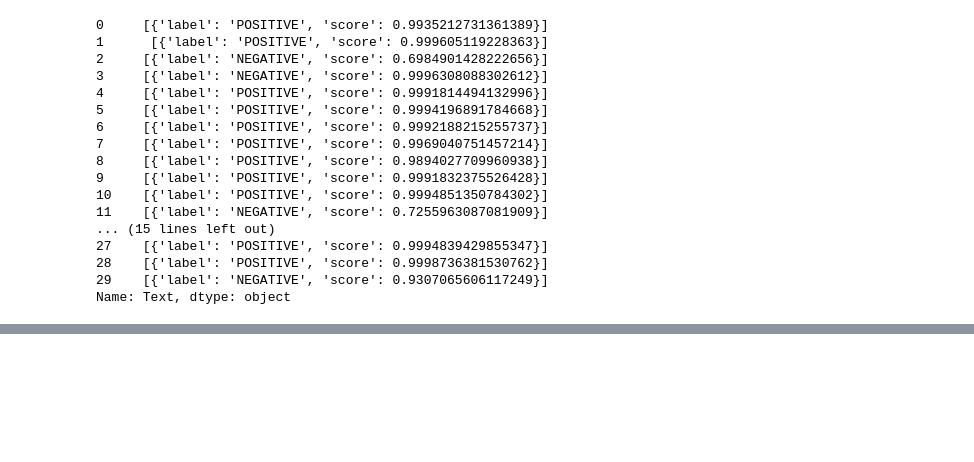
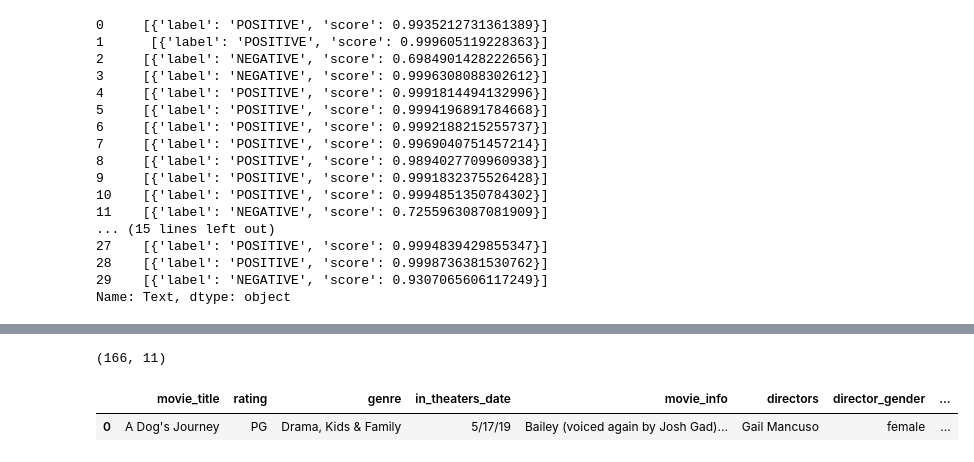
Before and after one commit to devobeng/Nlp-works, a Jupyter notebook: NlpwitDL/huggingface.ipynb, the cells around one changed output, grey strips where cells are left out. Saved outputs shown, nothing was run; the diff lists cells and outputs as text; code cells hidden in the pictures; blank space fills up the shorter version.

```diff
--- a/NlpwitDL/huggingface.ipynb
+++ b/NlpwitDL/huggingface.ipynb
@@ -56,3 +56,14 @@ df.head()
 | 2 | 23691 | A30NYUHEDLWI0Y | 5 | High | Great Alternative to Potato Chips | I just love these chips! I was al... | 0.9790 | NEGATIVE | 0.698490 | ... |
 | 3 | 23692 | A2NU55U9LKTB5J | 3 | Low | Not somthing I would crave | These tasted like potatoe stix, t... | 0.8689 | NEGATIVE | 0.999631 | ... |
 | 4 | 23693 | A225F7QFP5LIW2 | 5 | High | healthy and delicious | These chips are great! They look ... | 0.9613 | POSITIVE | 0.999181 | ... |
+# %%
+df2=pd.read_csv('../Data/movie_reviews_sentiment.csv')
+# %%
+df2.shape
+# %% [output]
+(166, 11)
+# %%
+df2.head(1)
+# %% [output]
+|  | movie_title | rating | genre | in_theaters_date | movie_info | directors | director_gender | ... |
+| 0 | A Dog's Journey | PG | Drama, Kids & Family | 5/17/19 | Bailey (voiced again by Josh Gad)... | Gail Mancuso | female | ... |
```
Also changed, not shown: parts of 4 cells of this notebook, 4 other files.
